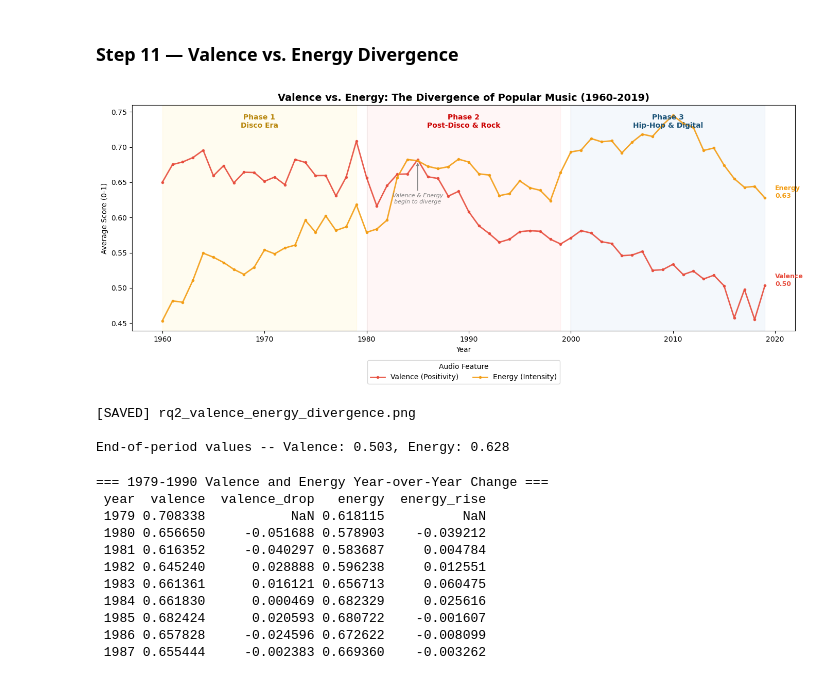
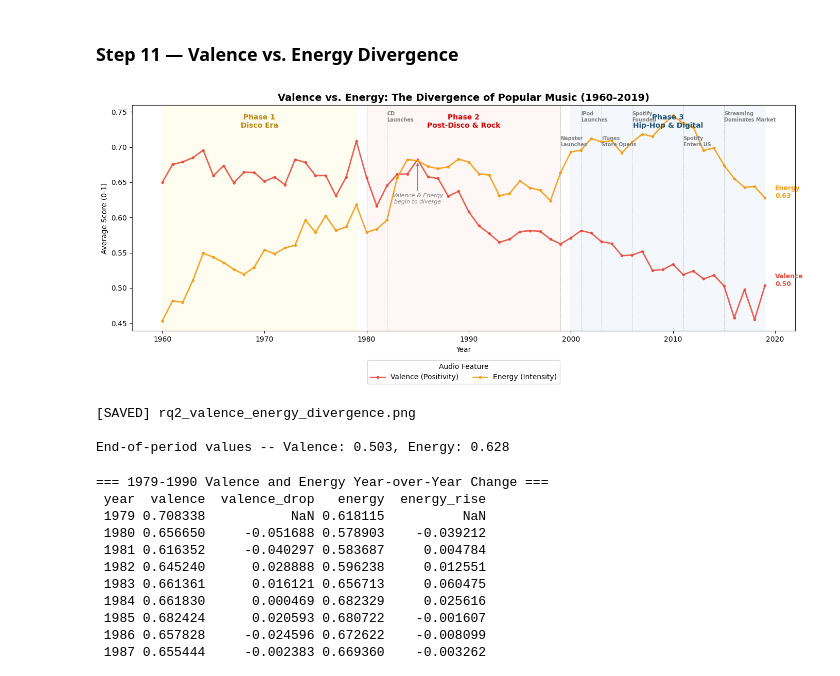
Before and after one commit to Vivian-be-nerd/FuWei-Portfolio, a Jupyter notebook: data-analysis-projects/music-analysis/Python/05_EDA_auto.ipynb, the cells around one changed output. Drawn from its saved outputs; the diff is of its cells as text; code cells hidden in the pictures.

```diff
--- a/data-analysis-projects/music-analysis/Python/05_EDA_auto.ipynb
+++ b/data-analysis-projects/music-analysis/Python/05_EDA_auto.ipynb
@@ -318,37 +318,54 @@ print('[SAVED] rq2_valence_trend.png')
 # %%
 fig, ax = plt.subplots(figsize=(14, 6))
 add_phase_backgrounds(ax, label_y=0.90, alpha=0.06)
+
+# Technology milestones -- context for *why* Valence and Energy diverge, not just *when*.
+# Spotify's founding year (2006) is used here rather than its 2008 public launch, since
+# "founded" should mark the company's start, not its consumer-facing debut.
+TECH_EVENTS = [
+    (1982, 'CD\nLaunches'),
+    (1999, 'Napster\nLaunches'),
+    (2001, 'iPod\nLaunches'),
+    (2003, 'iTunes\nStore Opens'),
+    (2006, 'Spotify\nFounded'),
+    (2011, 'Spotify\nEnters US'),
+    (2015, 'Streaming\nDominates Market'),
+]
+for i, (year, label) in enumerate(TECH_EVENTS):
+    ax.axvline(year, color='gray', linestyle='--', linewidth=0.5, alpha=0.6, zorder=1)
+    y_pos = 0.735 if i % 2 == 0 else 0.700
+    ax.text(year, y_pos, label, fontsize=7, color='gray', fontweight='bold', ha='left', va='bottom')
 
 ax.plot(features_yearly['year'], features_yearly['valence'], color='#E74C3C', linewidth=2,
         marker='o', markersize=3, alpha=0.9, label='Valence (Positivity)')
 ax.plot(features_yearly['year'], features_yearly['energy'], color='#F39C12', linewidth=2,
         marker='o', markersize=3, alpha=0.9, label='Energy (Intensity)')
 
 # 1985 is Valence's local peak *within Phase 2* (0.682) -- the global peak is actually
 # 1979, but that year still sits inside Phase 1's shading, not Phase 2. From 1985
 # onward Valence enters a long, uninterrupted decline while Energy keeps climbing.
 # (An earlier draft anchored this at the global peak, 1979 -- moved to 1985 since
 # 1979 still sits visually inside Phase 1's shading.)
 ax.annotate('Valence & Energy\nbegin to diverge', xy=(1985, 0.68), xytext=(1985, 0.62),
             fontsize=8, color='gray', style='italic', ha='center',
             arrowprops=dict(arrowstyle='->', color='gray'))
 
 end_valence = features_yearly.loc[features_yearly['year']==2019, 'valence'].values[0]
 end_energy = features_yearly.loc[features_yearly['year']==2019, 'energy'].values[0]
 ax.text(2020, end_valence, f'Valence\n{end_valence:.2f}', fontsize=9, color='#E74C3C', fontweight='bold')
 ax.text(2020, end_energy, f'Energy\n{end_energy:.2f}', fontsize=9, color='#F39C12', fontweight='bold')
 
 ax.set_title('Valence vs. Energy: The Divergence of Popular Music (1960-2019)', fontsize=14, fontweight='bold')
 ax.set_xlabel('Year')
 ax.set_ylabel('Average Score (0-1)')
 ax.legend(title='Audio Feature', loc='lower center', bbox_to_anchor=(0.5, -0.25), ncol=2)
 plt.tight_layout()
 plt.savefig('../Data/rq2_valence_energy_divergence.png', dpi=120)
 plt.show()
 print('[SAVED] rq2_valence_energy_divergence.png')
 print(f"\nEnd-of-period values -- Valence: {end_valence:.3f}, Energy: {end_energy:.3f}")
 # %% [output]
-[figure, old version]
+[figure, new version]
 [SAVED] rq2_valence_energy_divergence.png
 
 End-of-period values -- Valence: 0.503, Energy: 0.628
```
Also changed, not shown: 5 other files.
